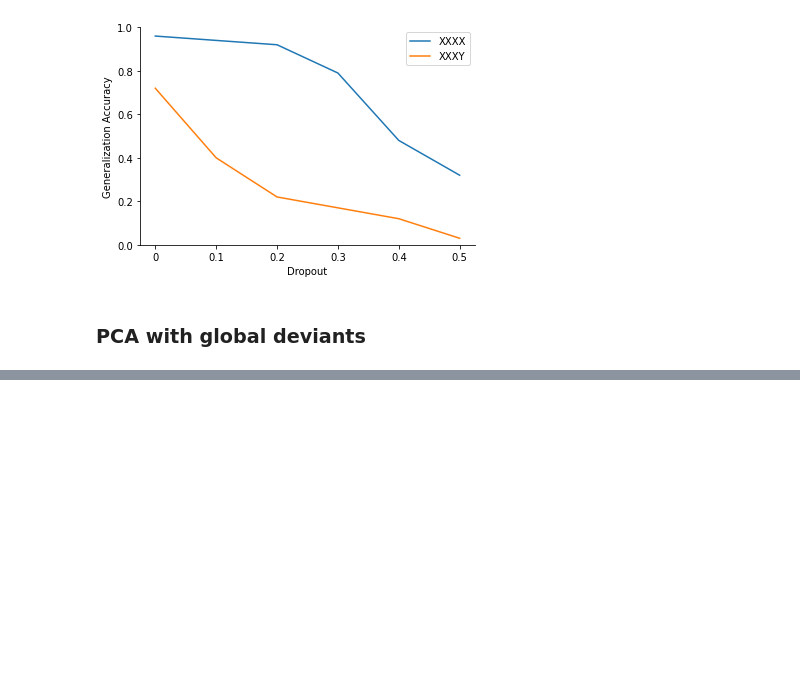
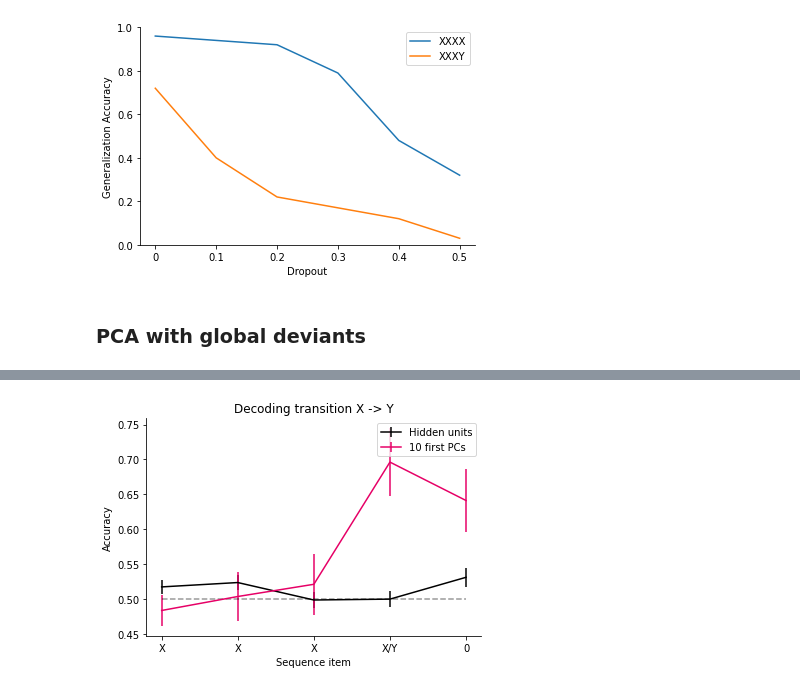
Before and after one commit to mebellet/RNNlocalglobal, a Jupyter notebook: RNN-Generalization.ipynb, the cells around one changed output, grey strips where cells are left out. Drawn from its saved outputs; the diff is of its cells as text; code cells hidden in the pictures; blank space fills up the shorter version.

```diff
--- a/RNN-Generalization.ipynb
+++ b/RNN-Generalization.ipynb
@@ -984,0 +1066,100 @@ plt.show()
+# %%
+from sklearn.linear_model import LogisticRegression
+
+n_stim = dict_size
+n_pos = 5
+# leave one out cross validation
+ScorePC = np.zeros((n_stim,n_pos))
+ScoreHidden = np.zeros((n_stim,n_pos))
+Coef = np.zeros((n_stim,n_pos,n_comp))
+
+for seq_pos in range(n_pos):
+
+
+    for i in range(n_stim):
+        testind = i
+        ind = np.delete(np.arange(n_stim),testind) # remove test indices from training data
+        # local deviant items,
+
+        #### DECODE FROM PRROJECTION
+        ################# NOTE: HARD CODED; sequence 0 and 2 are XXXX, sequence 1 and 3 are xxxY,
+        Xtest = Proj[1][testind,seq_pos,:]
+        Xtrain = Proj[1][ind,seq_pos,:]
+        Xtrain = np.concatenate((Xtrain,Proj[3][ind,seq_pos,:]),0)
+        Xtrain = np.concatenate((Xtrain,Proj[0][ind,seq_pos+5,:]),0)
+        Xtrain = np.concatenate((Xtrain,Proj[2][ind,seq_pos+5,:]),0)
+        # add local standard sequences
+        Xtrain = np.concatenate((Xtrain,Proj[0][ind,seq_pos,:]),0)
+        Xtrain = np.concatenate((Xtrain,Proj[2][ind,seq_pos,:]),0)
+        Xtrain = np.concatenate((Xtrain,Proj[1][ind,seq_pos+5,:]),0)
+        Xtrain = np.concatenate((Xtrain,Proj[3][ind,seq_pos+5,:]),0)
+        # for test data
+        Xtest = np.concatenate((Xtest[None,:],Proj[3][testind,seq_pos,:][None,:]))
+        Xtest = np.concatenate((Xtest,Proj[0][testind,seq_pos+5,:][None,:]))
+        Xtest = np.concatenate((Xtest,Proj[2][testind,seq_pos+5,:][None,:]))
+        Xtest = np.concatenate((Xtest,Proj[0][testind,seq_pos,:][None,:]))
+        Xtest = np.concatenate((Xtest,Proj[2][testind,seq_pos,:][None,:]))
+        Xtest = np.concatenate((Xtest,Proj[1][testind,seq_pos+5,:][None,:]))
+        Xtest = np.concatenate((Xtest,Proj[3][testind,seq_pos+5,:][None,:]))
+
+        ytrain = np.concatenate((np.ones(4*len(ind)),np.zeros(4*len(ind))))
+        ytest = np.concatenate((np.ones(4),np.zeros(4)))
+        reg_local = LogisticRegression(solver='lbfgs',max_iter=1000).fit(Xtrain,ytrain)
+        ScorePC[i,seq_pos] = reg_local.score(Xtest,ytest)
+        Coef[i,seq_pos,:] = reg_local.coef_
+
+        #### DECODE FROM ALL HIDDEN UNITS
+        Xtest = Hidden[1][testind,seq_pos,:]
+        Xtrain = Hidden[1][ind,seq_pos,:]
+        Xtrain = np.concatenate((Xtrain,Hidden[3][ind,seq_pos,:]),0)
+        Xtrain = np.concatenate((Xtrain,Hidden[0][ind,seq_pos+5,:]),0)
+        Xtrain = np.concatenate((Xtrain,Hidden[2][ind,seq_pos+5,:]),0)
+        # add local standard sequences
+        Xtrain = np.concatenate((Xtrain,Hidden[0][ind,seq_pos,:]),0)
+        Xtrain = np.concatenate((Xtrain,Hidden[2][ind,seq_pos,:]),0)
+        Xtrain = np.concatenate((Xtrain,Hidden[1][ind,seq_pos+5,:]),0)
+        Xtrain = np.concatenate((Xtrain,Hidden[3][ind,seq_pos+5,:]),0)
+        # for test data
+        Xtest = np.concatenate((Xtest[None,:],Hidden[3][testind,seq_pos,:][None,:]),0)
+        Xtest = np.concatenate((Xtest,Hidden[0][testind,seq_pos+5,:][None,:]),0)
+        Xtest = np.concatenate((Xtest,Hidden[2][testind,seq_pos+5,:][None,:]),0)
+        Xtest = np.concatenate((Xtest,Hidden[0][testind,seq_pos,:][None,:]),0)
+        Xtest = np.concatenate((Xtest,Hidden[2][testind,seq_pos,:][None,:]),0)
+        Xtest = np.concatenate((Xtest,Hidden[1][testind,seq_pos+5,:][None,:]),0)
+        Xtest = np.concatenate((Xtest,Hidden[3][testind,seq_pos+5,:][None,:]),0)
+        reg_local = LogisticRegression(solver='lbfgs',max_iter=1000).fit(Xtrain,ytrain)
+        ScoreHidden[i,seq_pos] = reg_local.score(Xtest,ytest)
+
+ax = plt.subplot(111)
+ticks = ['X','X','X','X/Y','0']
+ax.errorbar(np.arange(n_pos),np.mean(ScoreHidden,0),yerr=np.std(ScoreHidden,0)/np.sqrt(n_stim),color='k',label='Hidden units')
+ax.errorbar(np.arange(n_pos),np.mean(ScorePC,0),yerr=np.std(ScorePC,0)/np.sqrt(np.sqrt(n_stim)),color=[.9,0,.4],label='%s first PCs'%n_comp)
+ax.plot(np.arange(n_pos),np.ones(n_pos)*.5,'k--',alpha=.4)
+ax.spines['top'].set_visible(False)
+ax.spines['right'].set_visible(False)
+ax.set_ylabel('Accuracy')
+ax.set_title('Decoding transition X -> Y')
+ax.legend()
+ax.set_xticks(np.arange(n_pos))
+ax.set_xticklabels(ticks)
+ax.set_xlabel('Sequence item')
+#plt.savefig('NIP_Decoding_Y.png')
+#plt.savefig('NIP_Decoding_Y.pdf')
+plt.show()#
+
+
+ax = plt.subplot(111)
+plt.imshow(np.mean(Coef,0).T)
+plt.colorbar()
+ax.set_xticks(np.arange(n_pos))
+ax.set_xticklabels(ticks)
+ax.set_yticks(np.arange(n_comp))
+ax.set_yticklabels(np.arange(n_comp)+1)
+ax.set_ylabel('PC')
+ax.set_xlabel('Sequence item')
+ax.set_title('Regression coefficients')
+#plt.savefig('NIP_Decoding_Y_coefficients.png')
+#plt.savefig('NIP_Decoding_Y_coefficients.pdf')
+plt.show()
+# %% [output]
+[figure, added]
```
Also changed, not shown: parts of 31 cells of this notebook.
